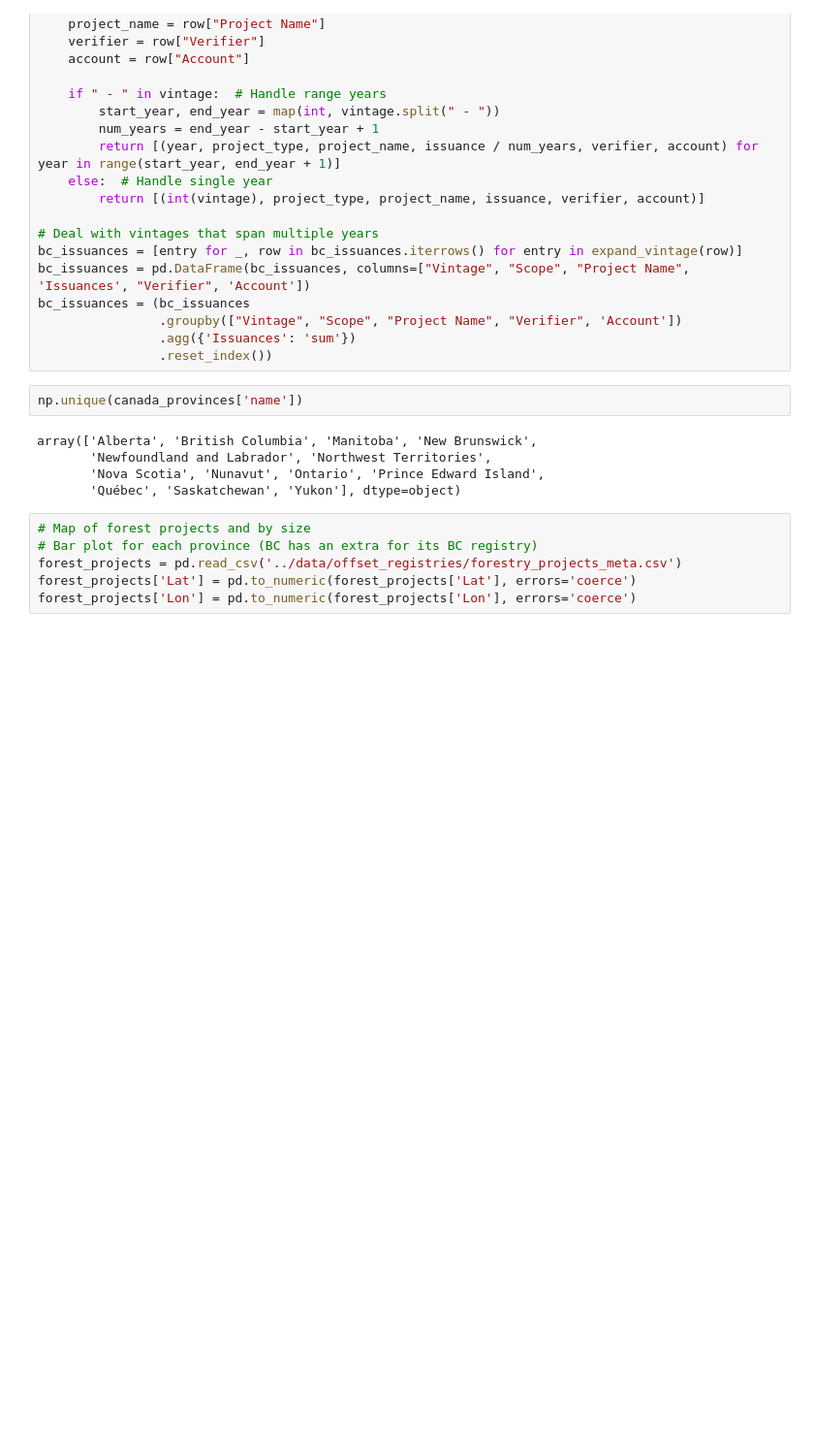
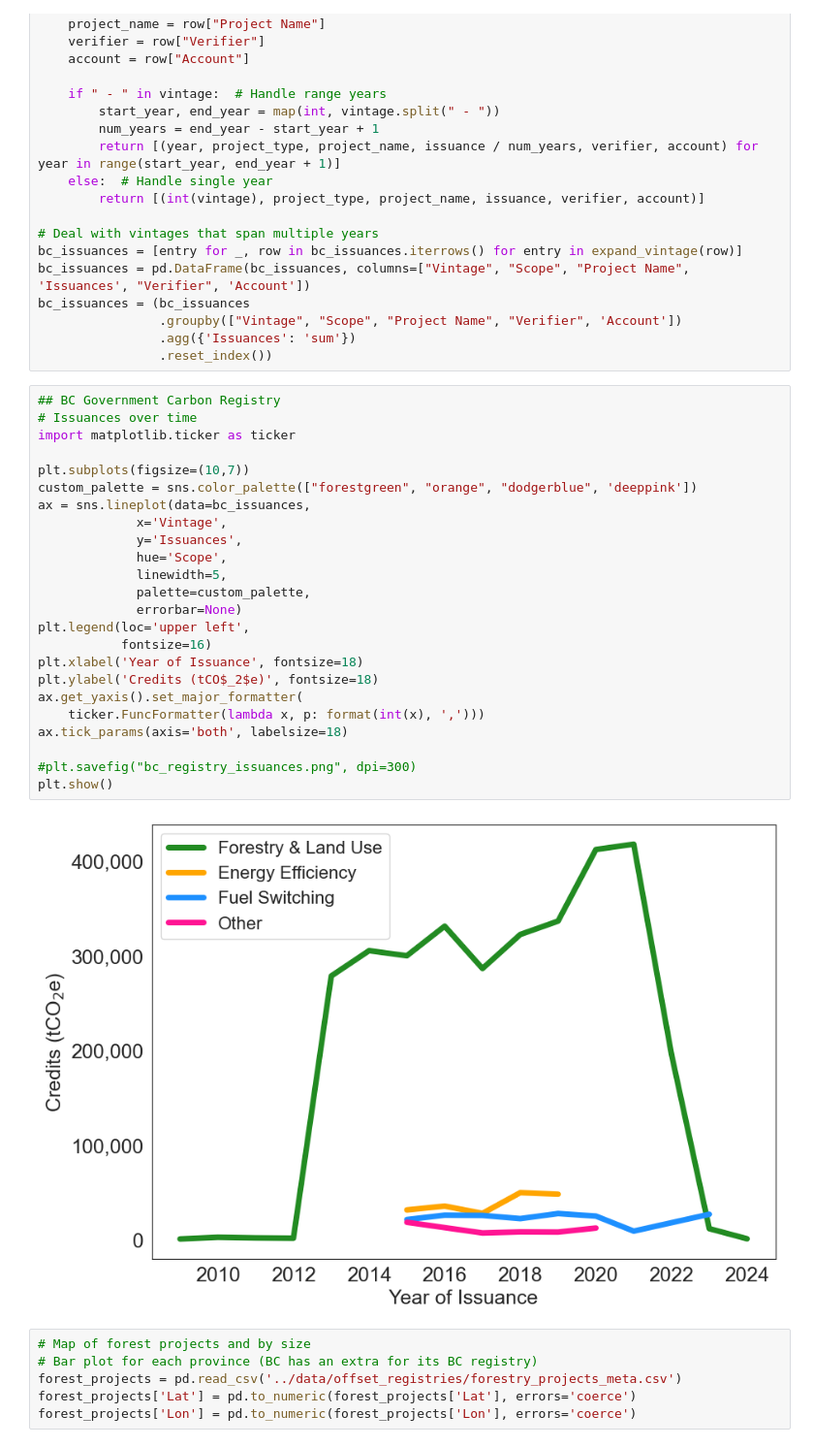
Before and after one commit to izzy-oceans/Carbon_Offsets_Project, a Jupyter notebook: code/VCM_Canada.ipynb, the cells around one changed output. Shown at 97% size. Saved outputs shown, nothing was run; the diff lists cells and outputs as text; blank space fills up the shorter version.

```diff
--- a/code/VCM_Canada.ipynb
+++ b/code/VCM_Canada.ipynb
@@ -468,13 +404,32 @@ bc_issuances = (bc_issuances
                 .groupby(["Vintage", "Scope", "Project Name", "Verifier", 'Account'])
                 .agg({'Issuances': 'sum'})
                 .reset_index())
-# %%
-np.unique(canada_provinces['name'])
-# %% [output]
-array(['Alberta', 'British Columbia', 'Manitoba', 'New Brunswick',
-       'Newfoundland and Labrador', 'Northwest Territories',
-       'Nova Scotia', 'Nunavut', 'Ontario', 'Prince Edward Island',
-       'Québec', 'Saskatchewan', 'Yukon'], dtype=object)
+# %%
+## BC Government Carbon Registry
+# Issuances over time
+import matplotlib.ticker as ticker
+
+plt.subplots(figsize=(10,7))
+custom_palette = sns.color_palette(["forestgreen", "orange", "dodgerblue", 'deeppink'])
+ax = sns.lineplot(data=bc_issuances,
+             x='Vintage',
+             y='Issuances',
+             hue='Scope',
+             linewidth=5,
+             palette=custom_palette,
+             errorbar=None)
+plt.legend(loc='upper left',
+           fontsize=16)
+plt.xlabel('Year of Issuance', fontsize=18)
+plt.ylabel('Credits (tCO$_2$e)', fontsize=18)
+ax.get_yaxis().set_major_formatter(
+    ticker.FuncFormatter(lambda x, p: format(int(x), ',')))
+ax.tick_params(axis='both', labelsize=18)
+
+#plt.savefig("bc_registry_issuances.png", dpi=300)
+plt.show()
+# %% [output]
+[figure, added]
 # %%
 # Map of forest projects and by size
 # Bar plot for each province (BC has an extra for its BC registry)
```
Also changed, not shown: parts of 4 cells of this notebook.
